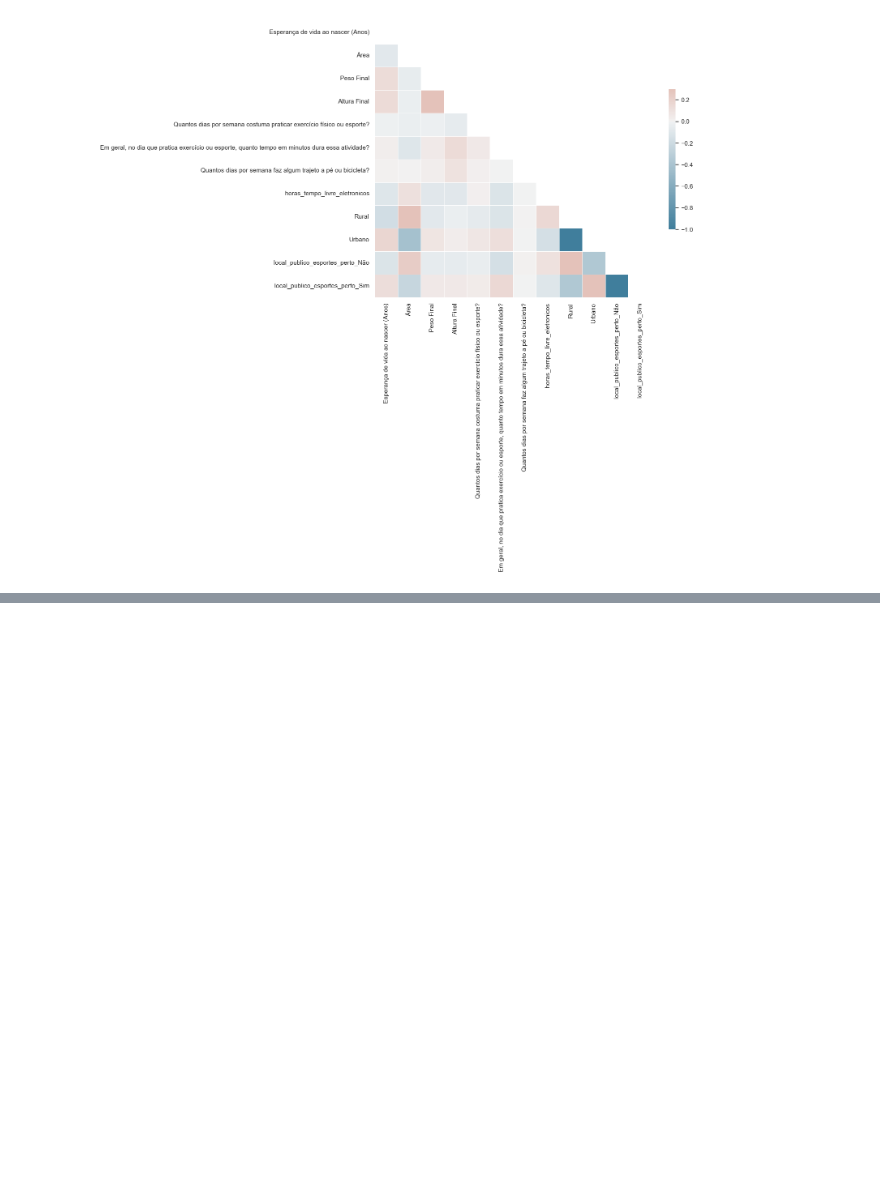
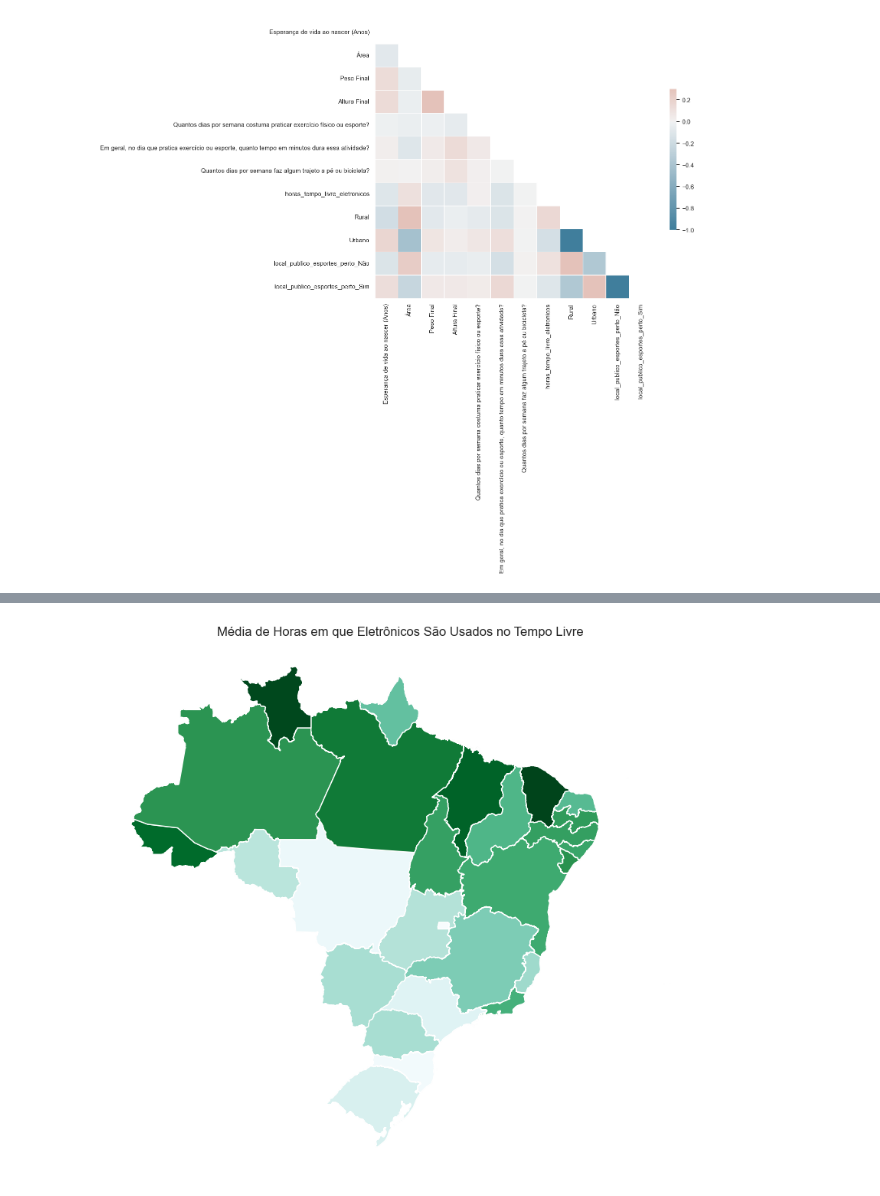
Before and after one commit to maafinotti/TCC-PNS, a Jupyter notebook: PNS_exercicio_fisico.ipynb, the cells around one changed output, grey strips where cells are left out. Cells and saved outputs as stored; diff of their text form; code cells hidden in the pictures; blank space fills up the shorter version.

```diff
--- a/PNS_exercicio_fisico.ipynb
+++ b/PNS_exercicio_fisico.ipynb
@@ -119,0 +191,3 @@ sns.heatmap(corr, mask=mask, cmap=cmap, vmax=.3, center=0,
+# %%
+horas_tempo_livre_eletronicos = df_exercicio.groupby('UF')['horas_tempo_livre_eletronicos'].mean().reset_index()
+horas_tempo_livre_eletronicos
@@ -119,0 +255,12 @@ sns.heatmap(corr, mask=mask, cmap=cmap, vmax=.3, center=0,
+# %%
+horas_tempo_livre_eletronicos_mapa = malha.join(horas_tempo_livre_eletronicos.set_index('UF'))
+fig, ax = plt.subplots(1, 1, figsize=(10, 10))
+
+horas_tempo_livre_eletronicos_mapa.plot(column='horas_tempo_livre_eletronicos', ax=ax,
+                cmap='BuGn')
+
+ax.set_title("Média de Horas em que Eletrônicos São Usados no Tempo Livre")
+ax.axis('off')
+plt.show()
+# %% [output]
+[figure, added]
```
Also changed, not shown: parts of 26 cells of this notebook, 7 other files.
